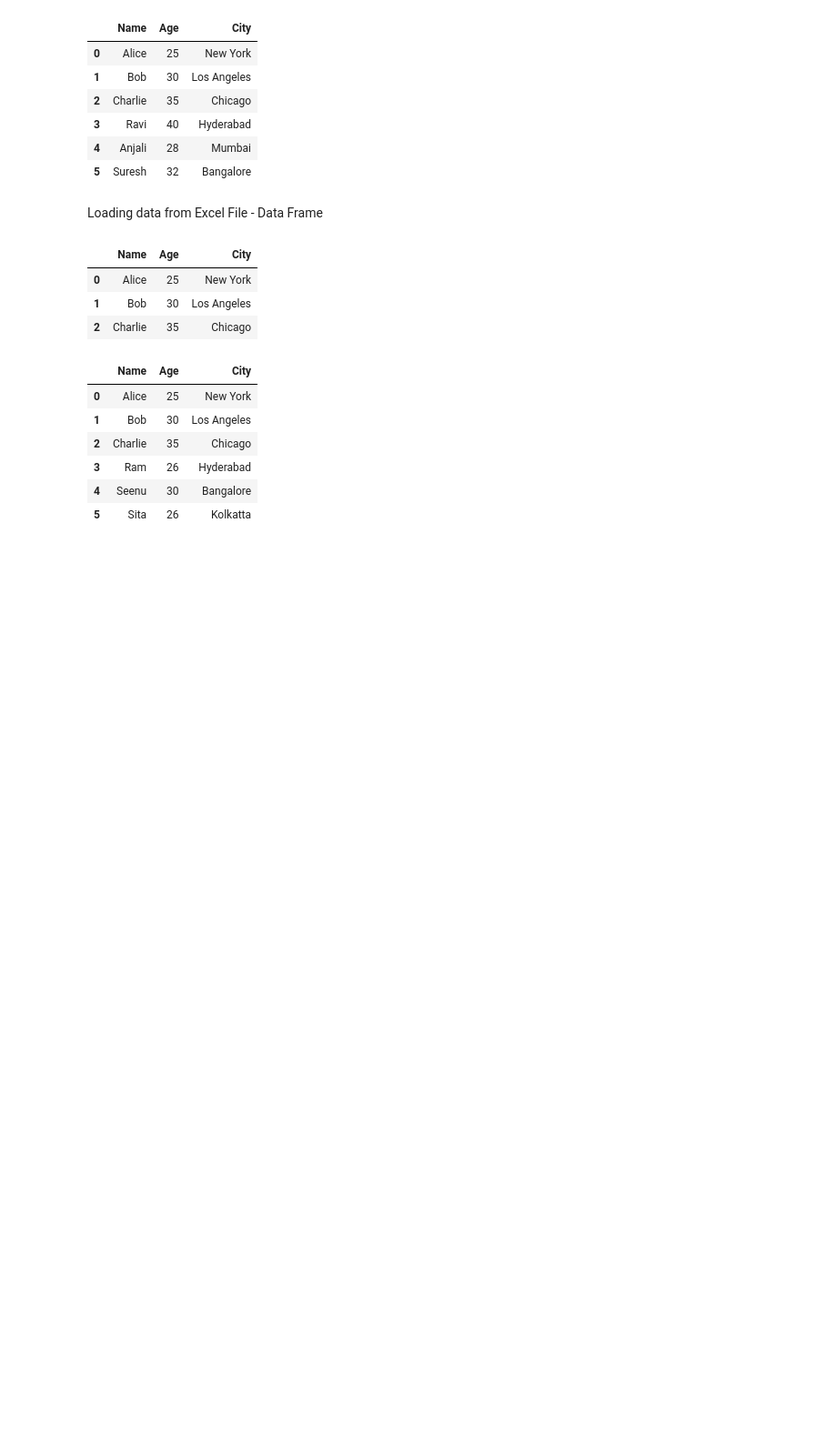
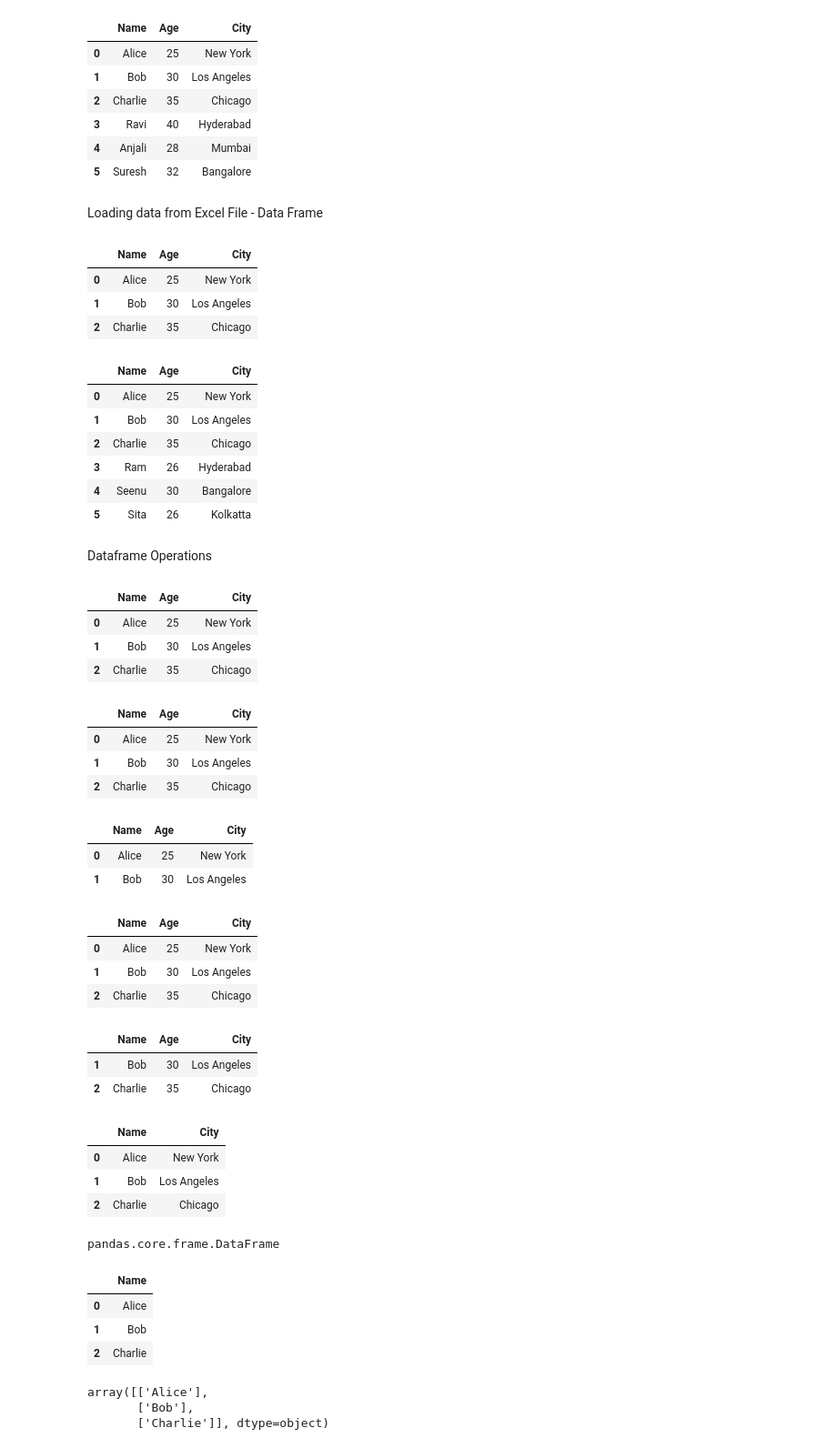
Before and after one commit to srinivasskc/my_datascience_journal, a Jupyter notebook: pandas_notebook.ipynb, the cells around one changed output. Shown at 91% size. Cells and saved outputs as stored; diff of their text form; code cells hidden in the pictures; blank space fills up the shorter version.

Commit message:
dataframe operations

```diff
--- a/pandas_notebook.ipynb
+++ b/pandas_notebook.ipynb
@@ -474,3 +474,75 @@ df_dict_excel_read
 | 3 | Ram | 26 | Hyderabad |
 | 4 | Seenu | 30 | Bangalore |
 | 5 | Sita | 26 | Kolkatta |
+# %% [markdown]
+Dataframe Operations
+# %%
+data = {"Name": ["Alice", "Bob", "Charlie"],
+        "Age": [25, 30, 35],
+        "City": ["New York", "Los Angeles", "Chicago"]}
+
+data
+
+df_new_dict = pd.DataFrame(data)
+df_new_dict
+# %% [output]
+|  | Name | Age | City |
+| 0 | Alice | 25 | New York |
+| 1 | Bob | 30 | Los Angeles |
+| 2 | Charlie | 35 | Chicago |
+# %%
+df_new_dict.head()
+# Fetching the first 5 rows of the DataFrame.
+# %% [output]
+|  | Name | Age | City |
+| 0 | Alice | 25 | New York |
+| 1 | Bob | 30 | Los Angeles |
+| 2 | Charlie | 35 | Chicago |
+# %%
+df_new_dict.head(2)
+# %% [output]
+|  | Name | Age | City |
+| 0 | Alice | 25 | New York |
+| 1 | Bob | 30 | Los Angeles |
+# %%
+df_new_dict.tail()
+# Fetching the last 5 rows of the DataFrame.
+# %% [output]
+|  | Name | Age | City |
+| 0 | Alice | 25 | New York |
+| 1 | Bob | 30 | Los Angeles |
+| 2 | Charlie | 35 | Chicago |
+# %%
+df.tail(2)
+# %% [output]
+|  | Name | Age | City |
+| 1 | Bob | 30 | Los Angeles |
+| 2 | Charlie | 35 | Chicago |
+# %%
+# Selecting Specific Columns
+df_new_dict[['Name','City']]
+# %% [output]
+|  | Name | City |
+| 0 | Alice | New York |
+| 1 | Bob | Los Angeles |
+| 2 | Charlie | Chicago |
+# %%
+type(df_new_dict[['Name','City']])
+# Dataframe requires two square brackets to select multiple columns.
+# %% [output]
+pandas.core.frame.DataFrame
+# %%
+df_new_dict[['Name']]
+# Selecting a single column with two square brackets returns a DataFrame, while one bracket returns a Series.
+# %% [output]
+|  | Name |
+| 0 | Alice |
+| 1 | Bob |
+| 2 | Charlie |
+# %%
+df[['Name']].values
+# This returns the values of the DataFrame as a NumPy array.
+# %% [output]
+array([['Alice'],
+       ['Bob'],
+       ['Charlie']], dtype=object)
```
Also changed, not shown: parts of 12 cells of this notebook.
